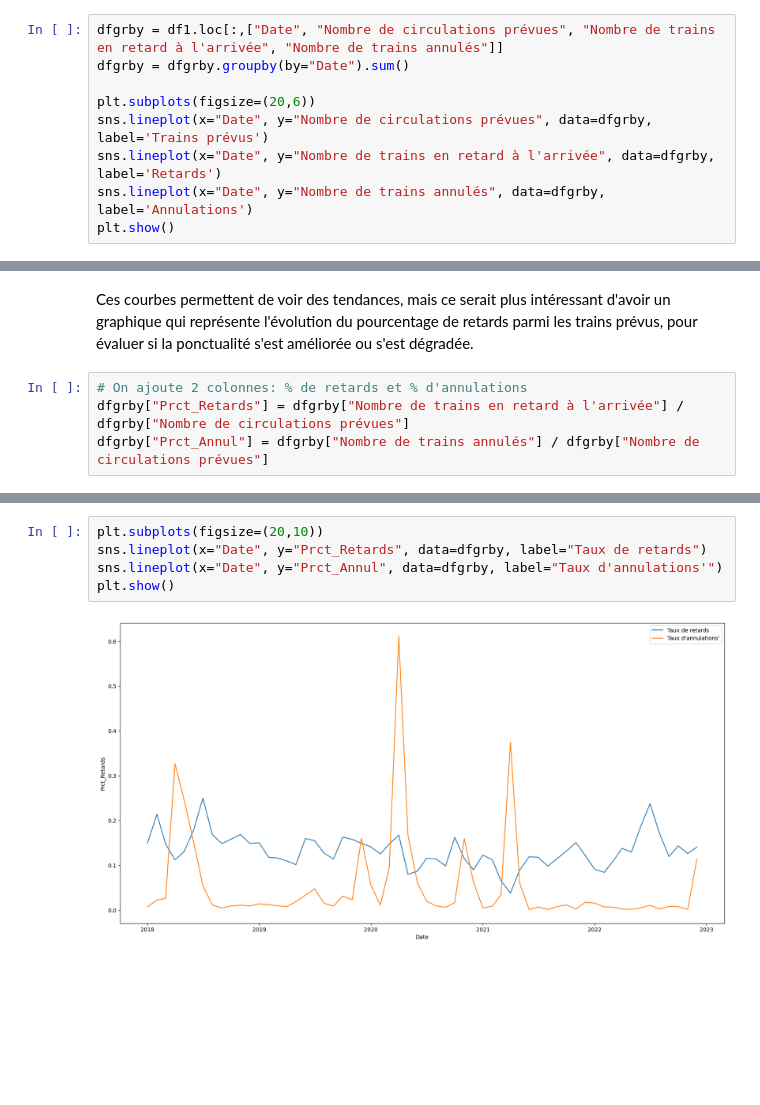
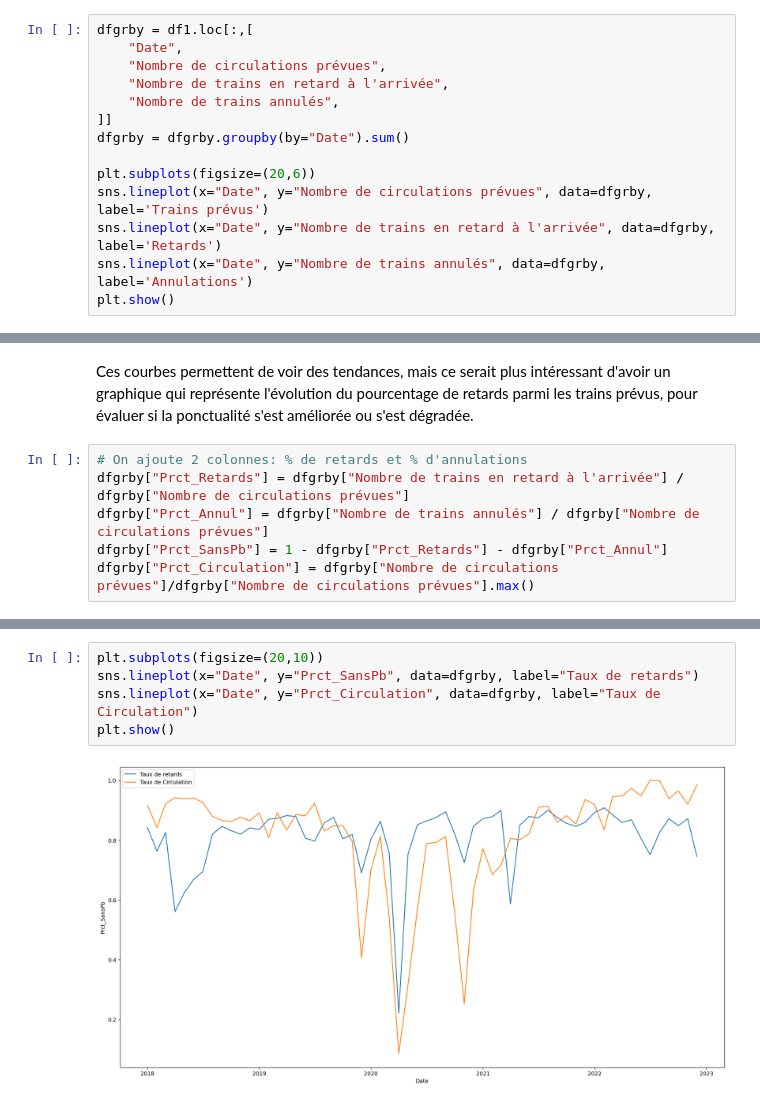
Before and after one commit to JulienGnty/DataAnalysis, a Jupyter notebook: SNCF_Retards_Annulations.ipynb, the cells around one changed output, grey strips where cells are left out. Cells and saved outputs as stored; diff of their text form; blank space fills up the shorter version.

```diff
--- a/SNCF_Retards_Annulations.ipynb
+++ b/SNCF_Retards_Annulations.ipynb
@@ -186,7 +162,12 @@ En revanche, le graphique montre l'impact d'évènements sur ces 3 courbes. Par
 # %% [markdown]
 #### Cas final, les données de toutes les liaisons
 # %%
-dfgrby = df1.loc[:,["Date", "Nombre de circulations prévues", "Nombre de trains en retard à l'arrivée", "Nombre de trains annulés"]]
+dfgrby = df1.loc[:,[
+    "Date",
+    "Nombre de circulations prévues",
+    "Nombre de trains en retard à l'arrivée",
+    "Nombre de trains annulés",
+]]
 dfgrby = dfgrby.groupby(by="Date").sum()
 
 plt.subplots(figsize=(20,6))
@@ -202,3 +183,5 @@ Ces courbes permettent de voir des tendances, mais ce serait plus intéressant d
 # On ajoute 2 colonnes: % de retards et % d'annulations
 dfgrby["Prct_Retards"] = dfgrby["Nombre de trains en retard à l'arrivée"] / dfgrby["Nombre de circulations prévues"]
 dfgrby["Prct_Annul"] = dfgrby["Nombre de trains annulés"] / dfgrby["Nombre de circulations prévues"]
+dfgrby["Prct_SansPb"] = 1 - dfgrby["Prct_Retards"] - dfgrby["Prct_Annul"]
+dfgrby["Prct_Circulation"] = dfgrby["Nombre de circulations prévues"]/dfgrby["Nombre de circulations prévues"].max()
@@ -234,10 +188,10 @@ dfgrby.describe()
 # %%
 plt.subplots(figsize=(20,10))
-sns.lineplot(x="Date", y="Prct_Retards", data=dfgrby, label="Taux de retards")
-sns.lineplot(x="Date", y="Prct_Annul", data=dfgrby, label="Taux d'annulations'")
+sns.lineplot(x="Date", y="Prct_SansPb", data=dfgrby, label="Taux de retards")
+sns.lineplot(x="Date", y="Prct_Circulation", data=dfgrby, label="Taux de Circulation")
 plt.show()
 # %% [output]
-[figure, old version]
+[figure, new version]
 # %% [markdown]
 #### Conclusion
 
```
Also changed, not shown: parts of 12 cells of this notebook.
